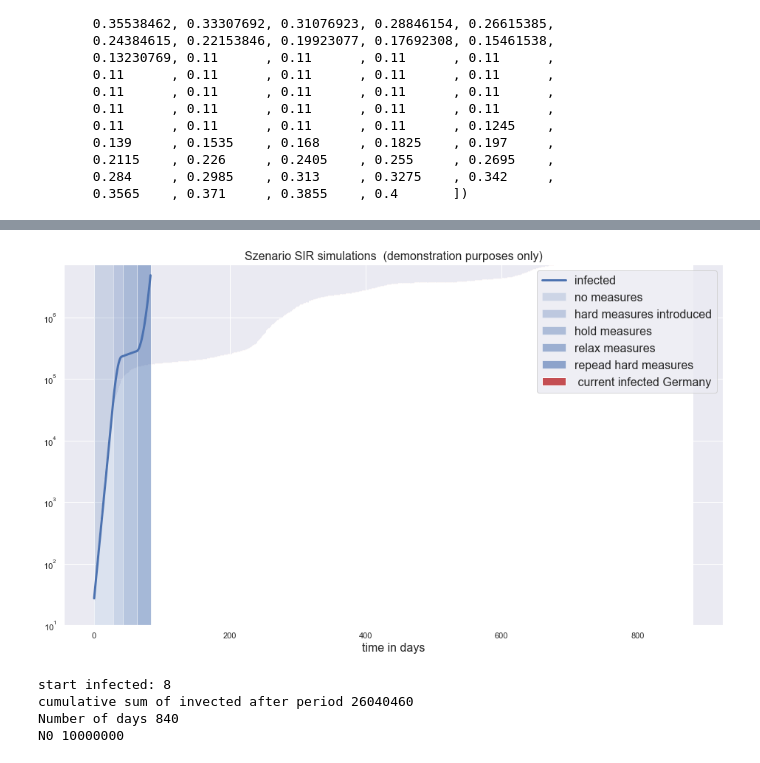
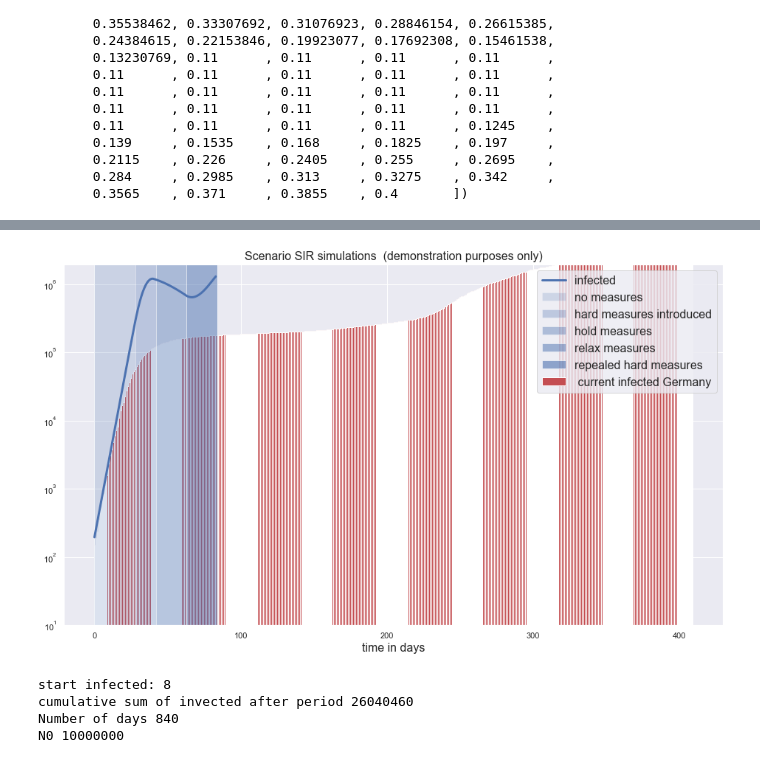
Before and after one commit to KaustabhRoy/AppliedDataScience_Covid19_Roy, a Jupyter notebook: notebooks/SIR_modelling.ipynb, the cells around one changed output, grey strips where cells are left out. Cells and saved outputs as stored; diff of their text form; code cells hidden in the pictures.

```diff
--- a/notebooks/SIR_modelling.ipynb
+++ b/notebooks/SIR_modelling.ipynb
@@ -33,13 +30,13 @@ df_analyse.sort_values('date',ascending=True).head()
 | 3 | 2020-01-25 | 0 | 0 | 2 | 1406 | 0 | 0 |
 | 4 | 2020-01-26 | 0 | 0 | 5 | 2075 | 0 | 0 |
 # %%
-N0=100000000 #max susceptible population
+N0=80000000 #max susceptible population
 beta=0.4   # infection spread dynamics
 gamma=0.1  # recovery rate
 
 
 # condition I0+S0+R0=N0
-I0=df_analyse.Germany[10]
+I0=df_analyse.Germany[20]
 S0=N0-I0
 R0=0
 # %%
@@ -67,11 +64,11 @@ def SIR_model(SIR,beta,gamma):
 SIR=np.array([S0,I0,R0])
 propagation_rates=pd.DataFrame(columns={'susceptible':S0,
                                         'infected':I0,
-                                        'recoverd':R0})
+                                        'recovered':R0})
 
 
 
-for each_t in np.arange(1000):
+for each_t in np.arange(500):
 
     new_delta_vec=SIR_model(SIR,beta,gamma)
 
@@ -80,3 +77,4 @@ for each_t in np.arange(1000):
     propagation_rates=propagation_rates.append({'susceptible':SIR[0],
                                                 'infected':SIR[1],
                                                 'recovered':SIR[2]}, ignore_index=True)
+propagation_rates
@@ -98,7 +114,7 @@ ax1.legend(loc='best',
 # %% [markdown]
 # Fitting the parameters of SIR model
 # %%
-ydata = np.array(df_analyse.Germany[35:])
+ydata = np.array(df_analyse.Germany[40:450])
 t=np.arange(len(ydata))
 # %%
 # ensure re-initialization
@@ -223,7 +239,7 @@ array([0.4       , 0.4       , 0.4       , 0.4       , 0.4       ,
 SIR=np.array([S0,I0,R0])
 propagation_rates=pd.DataFrame(columns={'susceptible':S0,
                                         'infected':I0,
-                                        'recoverd':R0})
+                                        'recovered':R0})
 
 
 
@@ -236,3 +252,4 @@ for each_beta in pd_beta:
     propagation_rates=propagation_rates.append({'susceptible':SIR[0],
                                                 'infected':SIR[1],
                                                 'recovered':SIR[2]}, ignore_index=True)
+propagation_rates
@@ -239,25 +274,25 @@ for each_beta in pd_beta:
 # %%
 fig, ax1 = plt.subplots(1, 1)
 
 ax1.plot(propagation_rates.index,propagation_rates.infected,label='infected',linewidth=3)
 
-t_phases=np.array([t_initial,t_intro_measures,t_hold,t_relax]).cumsum()
+t_phases=np.array([t_initial,t_intro_measures,t_hold,t_relax,t_hold]).cumsum()
 
 ax1.bar(np.arange(len(ydata)),ydata, width=0.8,label=' current infected Germany',color='r')
 ax1.axvspan(0,t_phases[0], facecolor='b', alpha=0.2,label='no measures')
 ax1.axvspan(t_phases[0],t_phases[1], facecolor='b', alpha=0.3,label='hard measures introduced')
 ax1.axvspan(t_phases[1],t_phases[2], facecolor='b', alpha=0.4,label='hold measures')
 ax1.axvspan(t_phases[2],t_phases[3], facecolor='b', alpha=0.5,label='relax measures')
-ax1.axvspan(t_phases[3],len(propagation_rates.infected), facecolor='b', alpha=0.6,label='repead hard measures')
+ax1.axvspan(t_phases[3],len(propagation_rates.infected), facecolor='b', alpha=0.6,label='repealed hard measures')
 
 ax1.set_ylim(10, 1.5*max(propagation_rates.infected))
 ax1.set_yscale('log')
-ax1.set_title('Szenario SIR simulations  (demonstration purposes only)',size=16)
+ax1.set_title('Scenario SIR simulations  (demonstration purposes only)',size=16)
 ax1.set_xlabel('time in days',size=16)
 ax1.legend(loc='best',
            prop={'size': 16});
 # %% [output]
-[figure, old version]
+[figure, new version]
 # %%
 ## slice out some true data of a country
 
```
Also changed, not shown: parts of 7 cells of this notebook, 6 other files.
